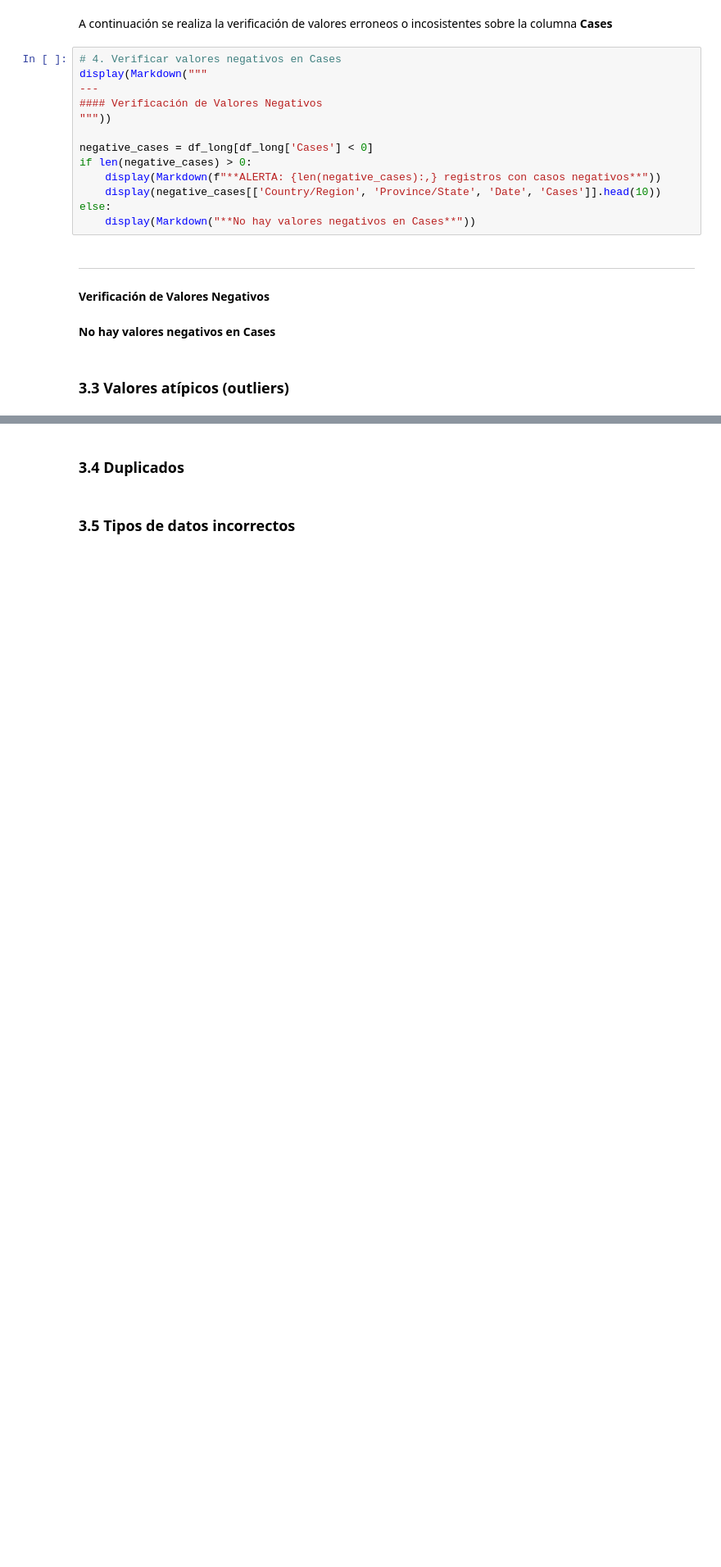
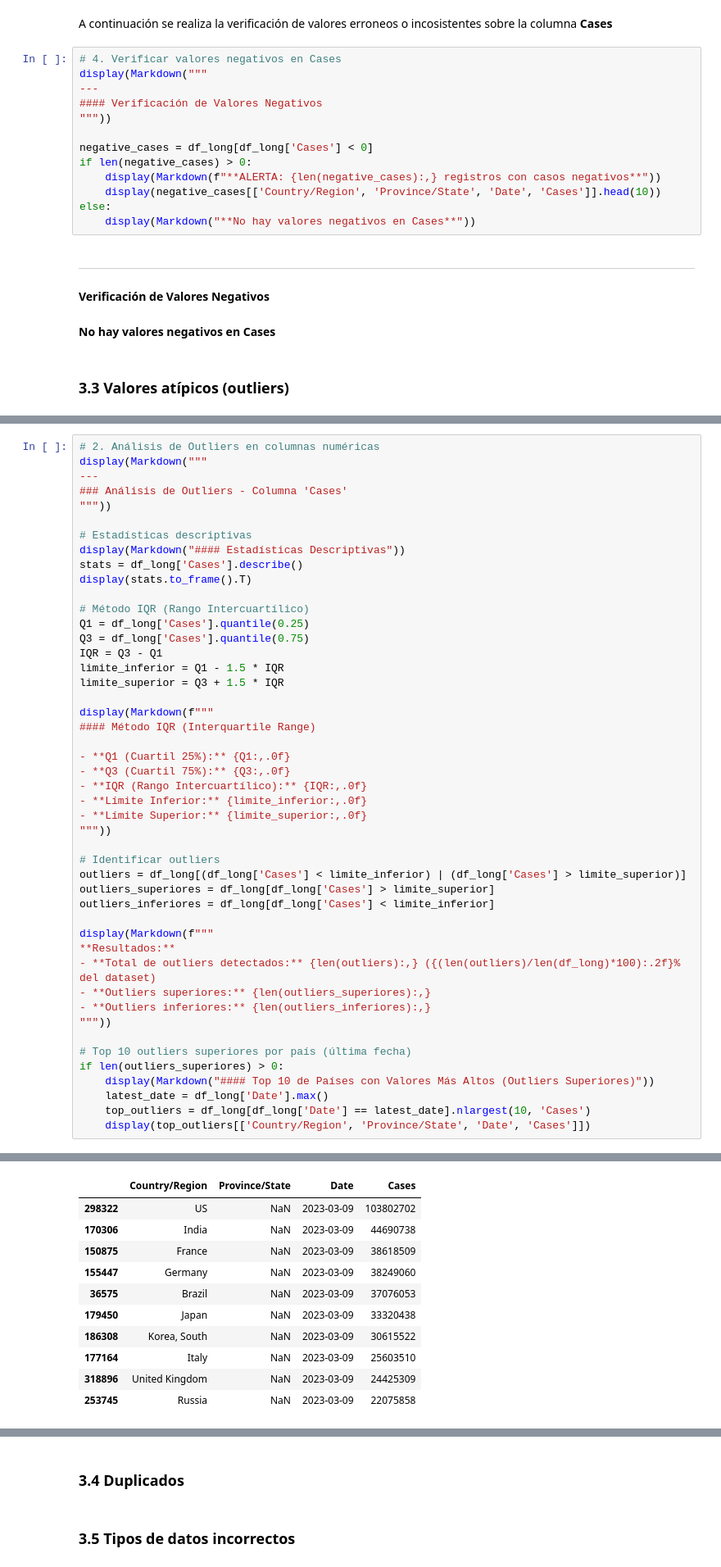
Before and after one commit to esilvas1/Activity3_Data_Management, a Jupyter notebook: Notebook/EDA.ipynb, the cells around one changed output, grey strips where cells are left out. Shown at 82% size. Cells and saved outputs as stored; diff of their text form; blank space fills up the shorter version.

```diff
--- a/Notebook/EDA.ipynb
+++ b/Notebook/EDA.ipynb
@@ -305,0 +361,48 @@ else:
+# %%
+# 2. Análisis de Outliers en columnas numéricas
+display(Markdown("""
+---
+### Análisis de Outliers - Columna 'Cases'
+"""))
+
+# Estadísticas descriptivas
+display(Markdown("#### Estadísticas Descriptivas"))
+stats = df_long['Cases'].describe()
+display(stats.to_frame().T)
+
+# Método IQR (Rango Intercuartílico)
+Q1 = df_long['Cases'].quantile(0.25)
+Q3 = df_long['Cases'].quantile(0.75)
+IQR = Q3 - Q1
+limite_inferior = Q1 - 1.5 * IQR
+limite_superior = Q3 + 1.5 * IQR
+
+display(Markdown(f"""
+#### Método IQR (Interquartile Range)
+
+- **Q1 (Cuartil 25%):** {Q1:,.0f}
+- **Q3 (Cuartil 75%):** {Q3:,.0f}
+- **IQR (Rango Intercuartílico):** {IQR:,.0f}
+- **Límite Inferior:** {limite_inferior:,.0f}
+- **Límite Superior:** {limite_superior:,.0f}
+"""))
+
+# Identificar outliers
+outliers = df_long[(df_long['Cases'] < limite_inferior) | (df_long['Cases'] > limite_superior)]
+outliers_superiores = df_long[df_long['Cases'] > limite_superior]
+outliers_inferiores = df_long[df_long['Cases'] < limite_inferior]
+
+display(Markdown(f"""
+**Resultados:**
+- **Total de outliers detectados:** {len(outliers):,} ({(len(outliers)/len(df_long)*100):.2f}% del dataset)
+- **Outliers superiores:** {len(outliers_superiores):,}
+- **Outliers inferiores:** {len(outliers_inferiores):,}
+"""))
+
+# Top 10 outliers superiores por país (última fecha)
+if len(outliers_superiores) > 0:
+    display(Markdown("#### Top 10 de Países con Valores Más Altos (Outliers Superiores)"))
+    latest_date = df_long['Date'].max()
+    top_outliers = df_long[df_long['Date'] == latest_date].nlargest(10, 'Cases')
+    display(top_outliers[['Country/Region', 'Province/State', 'Date', 'Cases']])
+# %% [output]
@@ -305,0 +429,11 @@ else:
+|  | Country/Region | Province/State | Date | Cases |
+| 298322 | US | NaN | 2023-03-09 | 103802702 |
+| 170306 | India | NaN | 2023-03-09 | 44690738 |
+| 150875 | France | NaN | 2023-03-09 | 38618509 |
+| 155447 | Germany | NaN | 2023-03-09 | 38249060 |
+| 36575 | Brazil | NaN | 2023-03-09 | 37076053 |
+| 179450 | Japan | NaN | 2023-03-09 | 33320438 |
+| 186308 | Korea, South | NaN | 2023-03-09 | 30615522 |
+| 177164 | Italy | NaN | 2023-03-09 | 25603510 |
+| 318896 | United Kingdom | NaN | 2023-03-09 | 24425309 |
+| 253745 | Russia | NaN | 2023-03-09 | 22075858 |
```
Also changed, not shown: parts of 7 cells of this notebook.
